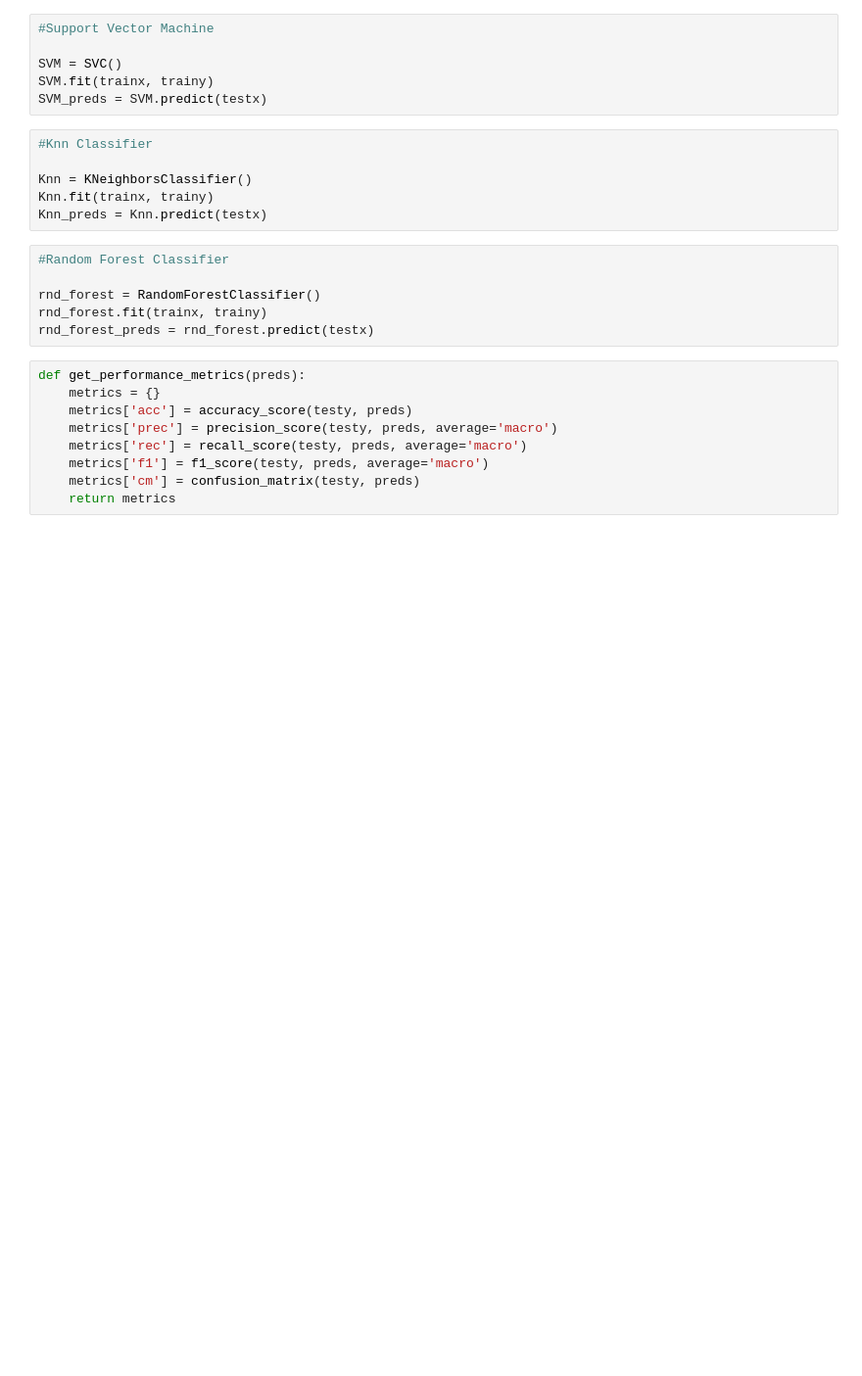
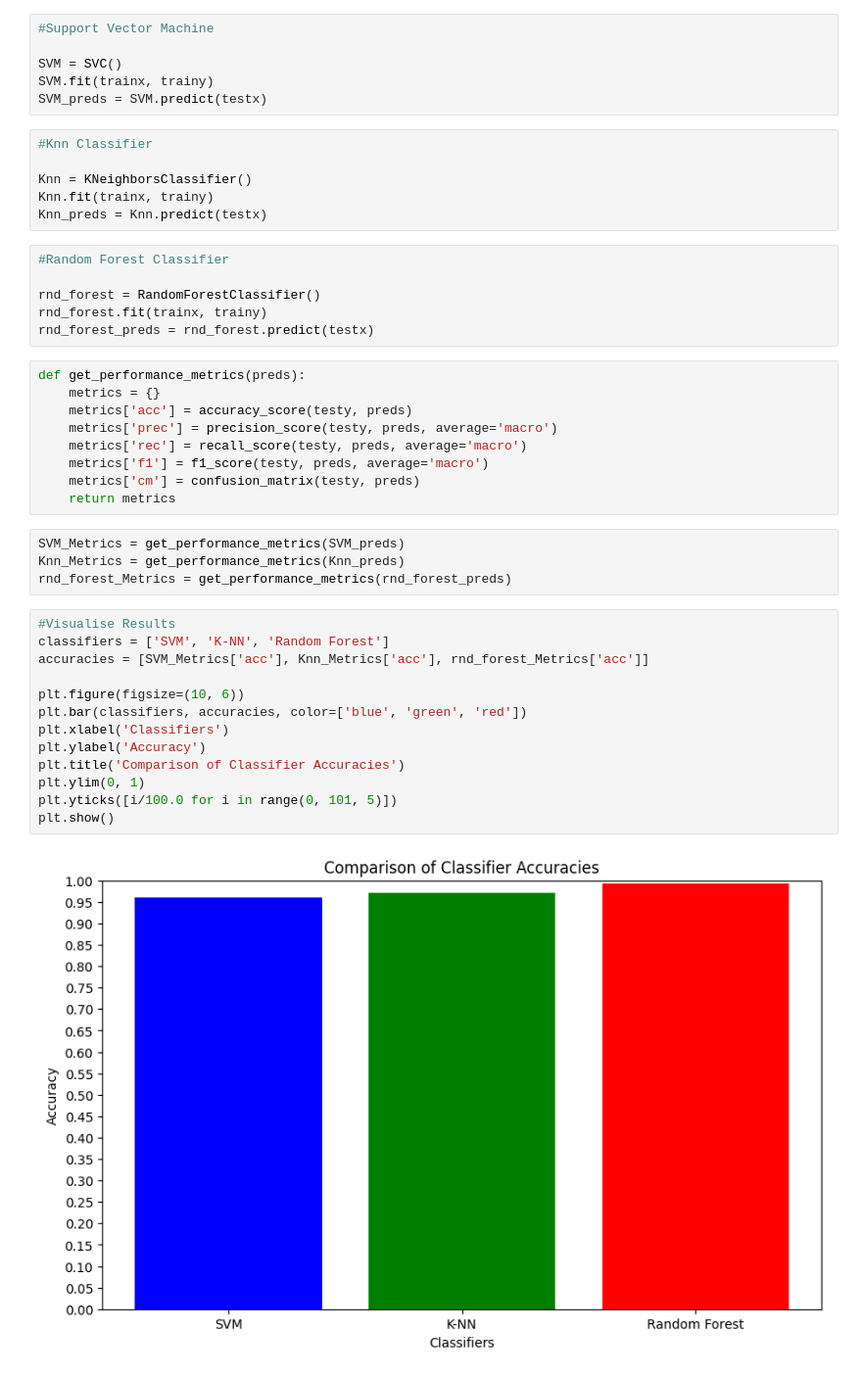
Before and after one commit to IAmSmudge/research-project, a Jupyter notebook: SVM-KNN-RND.ipynb, the cells around one changed output. Shown: that part at 98% size. Drawn from its saved outputs; the diff is of its cells as text; blank space fills up the shorter version.

```diff
--- a/SVM-KNN-RND.ipynb
+++ b/SVM-KNN-RND.ipynb
@@ -64,3 +65,22 @@ def get_performance_metrics(preds):
     metrics['f1'] = f1_score(testy, preds, average='macro')
     metrics['cm'] = confusion_matrix(testy, preds)
     return metrics
+# %%
+SVM_Metrics = get_performance_metrics(SVM_preds)
+Knn_Metrics = get_performance_metrics(Knn_preds)
+rnd_forest_Metrics = get_performance_metrics(rnd_forest_preds)
+# %%
+#Visualise Results
+classifiers = ['SVM', 'K-NN', 'Random Forest']
+accuracies = [SVM_Metrics['acc'], Knn_Metrics['acc'], rnd_forest_Metrics['acc']]
+
+plt.figure(figsize=(10, 6))
+plt.bar(classifiers, accuracies, color=['blue', 'green', 'red'])
+plt.xlabel('Classifiers')
+plt.ylabel('Accuracy')
+plt.title('Comparison of Classifier Accuracies')
+plt.ylim(0, 1)
+plt.yticks([i/100.0 for i in range(0, 101, 5)])
+plt.show()
+# %% [output]
+[figure, added]
```
Also changed, not shown: parts of 1 cell of this notebook, 10 other files.
